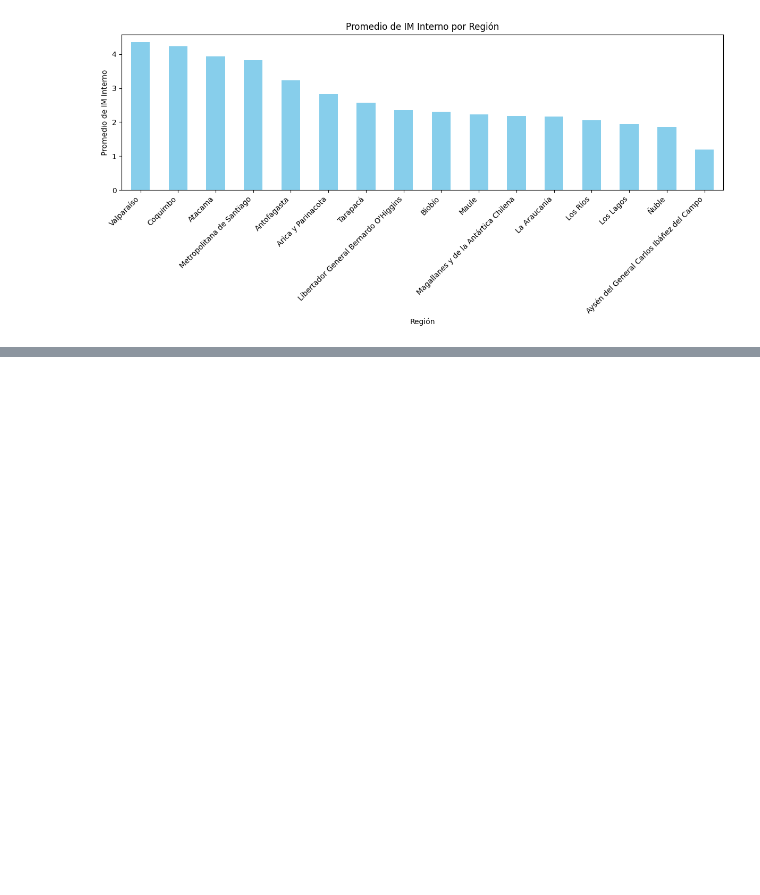
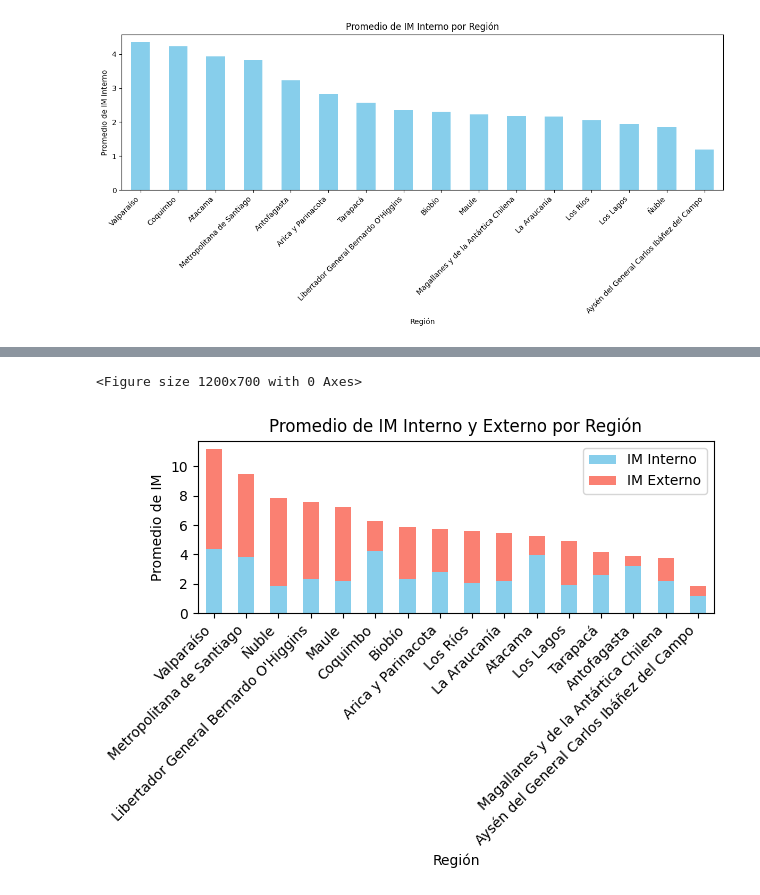
Before and after one commit to Ivan-Arias/Covid-19-Mov, a Jupyter notebook: Movilidad_Chile.ipynb, the cells around one changed output, grey strips where cells are left out. Cells and saved outputs as stored; diff of their text form; code cells hidden in the pictures; blank space fills up the shorter version.

```diff
--- a/Movilidad_Chile.ipynb
+++ b/Movilidad_Chile.ipynb
@@ -193,0 +196,23 @@ plt.show()
+# %%
+# Calcular el promedio de 'IM_interno' y 'IM_externo' por región
+promedio_im_por_region = df.groupby('Region')[['IM_interno', 'IM_externo']].mean()
+
+# Calcular la suma total de 'IM_interno' y 'IM_externo'
+promedio_im_por_region['Total'] = promedio_im_por_region['IM_interno'] + promedio_im_por_region['IM_externo']
+
+# Ordenar por la suma total de forma descendente
+promedio_im_por_region = promedio_im_por_region.sort_values(by='Total', ascending=False)
+
+# Crear el gráfico de barras apiladas
+plt.figure(figsize=(12, 7))
+promedio_im_por_region[['IM_interno', 'IM_externo']].plot(kind='bar', stacked=True, color=['skyblue', 'salmon'])
+plt.title('Promedio de IM Interno y Externo por Región')
+plt.xlabel('Región')
+plt.ylabel('Promedio de IM')
+plt.xticks(rotation=45, ha='right')
+plt.legend(['IM Interno', 'IM Externo'])
+plt.tight_layout()
+plt.show()
+# %% [output]
+<Figure size 1200x700 with 0 Axes>
+[figure, added]
```
Also changed, not shown: parts of 1 cell of this notebook.
